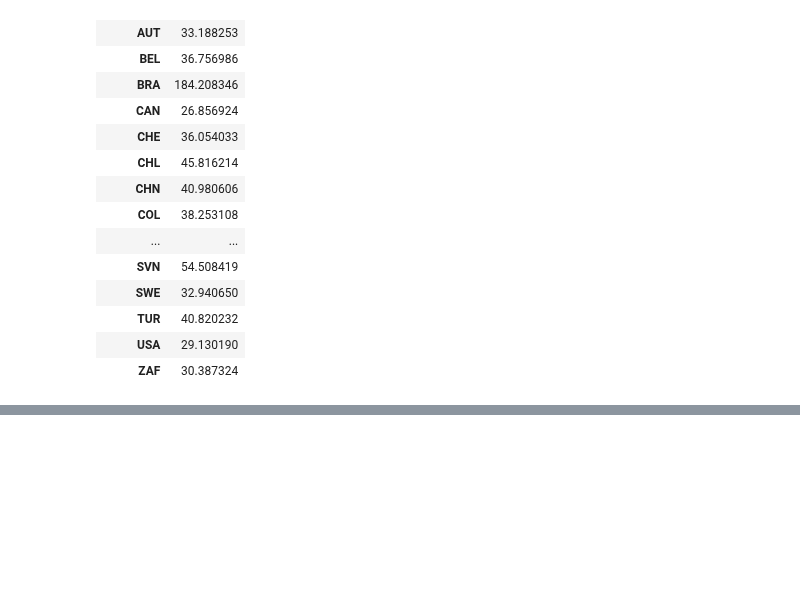
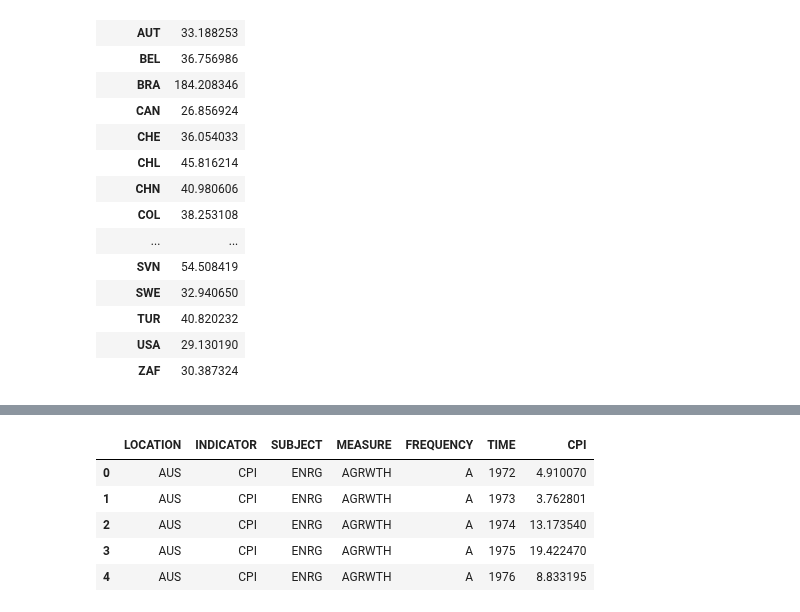
Before and after one commit to ubco-W2022T2-data301/project-group-group19, a Jupyter notebook: analysis/analysis2.ipynb, the cells around one changed output, grey strips where cells are left out. Cells and saved outputs as stored; diff of their text form; code cells hidden in the pictures; blank space fills up the shorter version.

```diff
--- a/analysis/analysis2.ipynb
+++ b/analysis/analysis2.ipynb
@@ -37,0 +86,11 @@ datfrm.groupby("LOCATION").mean()
+# %%
+## drop colunms that arn't needed
+dat_droped = datfrm.drop( axis=1,columns='Flag Codes')
+dat_droped.head()
+# %% [output]
+|  | LOCATION | INDICATOR | SUBJECT | MEASURE | FREQUENCY | TIME | CPI |
+| 0 | AUS | CPI | ENRG | AGRWTH | A | 1972 | 4.910070 |
+| 1 | AUS | CPI | ENRG | AGRWTH | A | 1973 | 3.762801 |
+| 2 | AUS | CPI | ENRG | AGRWTH | A | 1974 | 13.173540 |
+| 3 | AUS | CPI | ENRG | AGRWTH | A | 1975 | 19.422470 |
+| 4 | AUS | CPI | ENRG | AGRWTH | A | 1976 | 8.833195 |
```
Also changed, not shown: parts of 10 cells of this notebook.
